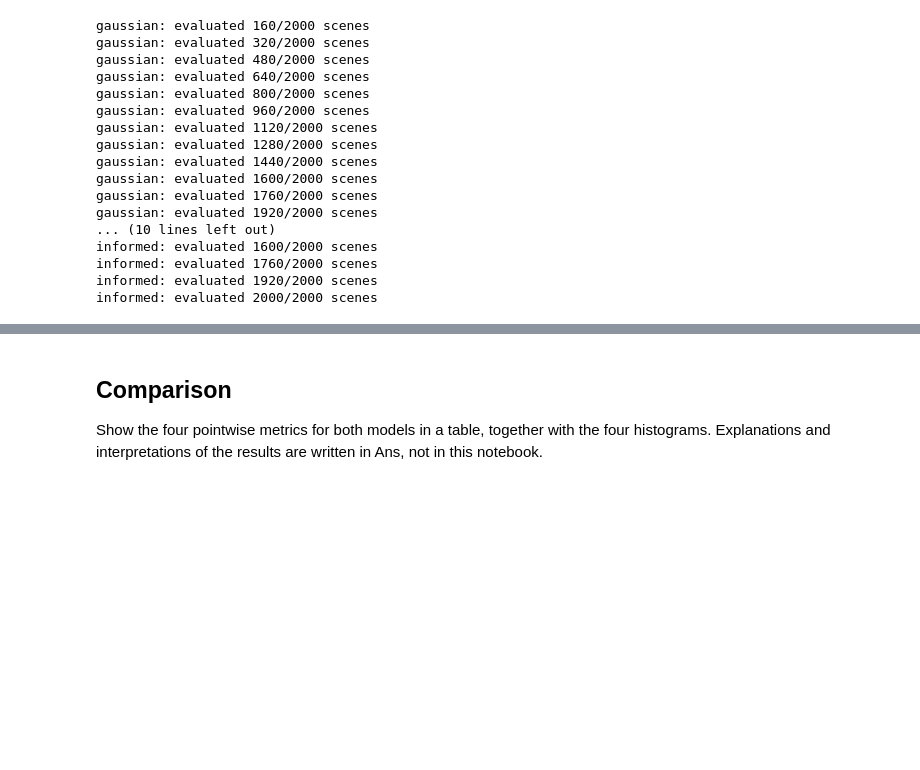
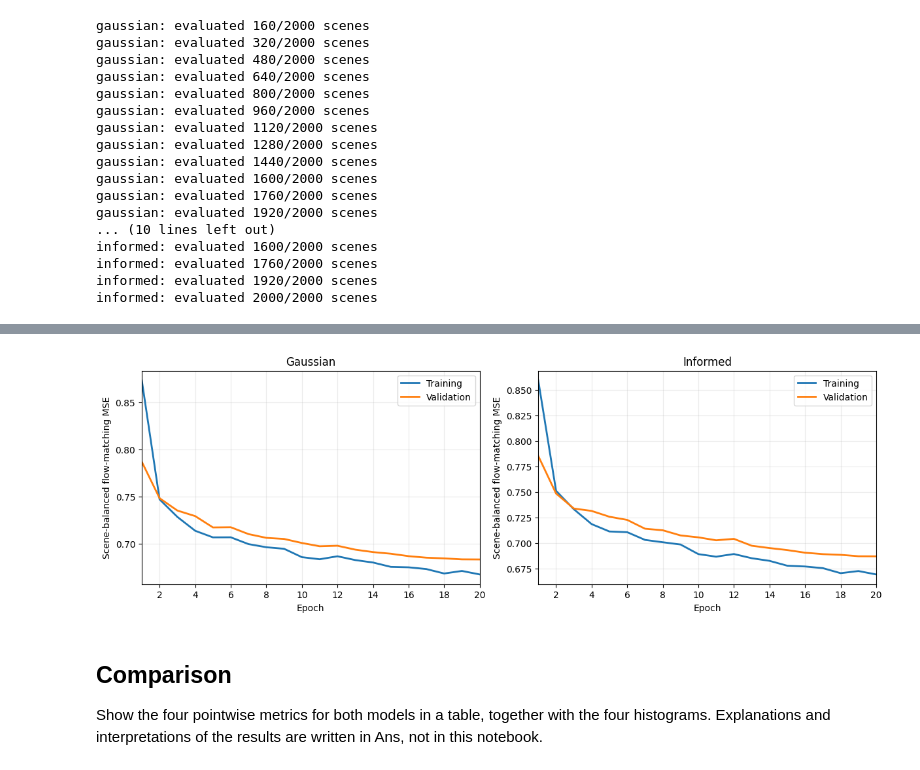
Before and after one commit to ssoda44/ml4sci_ass1, a Jupyter notebook: assignments/Assignment_2_part2.ipynb, the cells around one changed output, grey strips where cells are left out. Saved outputs shown, nothing was run; the diff lists cells and outputs as text; code cells hidden in the pictures; blank space fills up the shorter version.

```diff
--- a/assignments/Assignment_2_part2.ipynb
+++ b/assignments/Assignment_2_part2.ipynb
@@ -816,3 +781,24 @@ informed: evaluated 2000/2000 scenes
+# %%
+from matplotlib.ticker import MaxNLocator
+
+fig, axes = plt.subplots(1, 2, figsize=(12, 4), constrained_layout=True)
+for ax, (name, history) in zip(
+        axes, (("Gaussian", gaussian_history), ("Informed", informed_history))):
+    epochs = [row["epoch"] for row in history]
+    ax.plot(epochs, [row["train_loss"] for row in history],
+            label="Training", color="C0", linewidth=2)
+    ax.plot(epochs, [row["val_loss"] for row in history],
+            label="Validation", color="C1", linewidth=2)
+    ax.set(title=name, xlabel="Epoch", ylabel="Scene-balanced flow-matching MSE")
+    ax.xaxis.set_major_locator(MaxNLocator(integer=True))
+    ax.set_xlim(epochs[0], epochs[-1])
+    ax.grid(alpha=0.25)
+    ax.legend()
+
+fig.savefig(OUTPUT_DIR / "training_validation_losses.png", dpi=180)
+plt.show()
+# %% [output]
+[figure, added]
 # %% [markdown]
 ## Comparison
 
```
Also changed, not shown: parts of 4 cells of this notebook, 13 other files.
